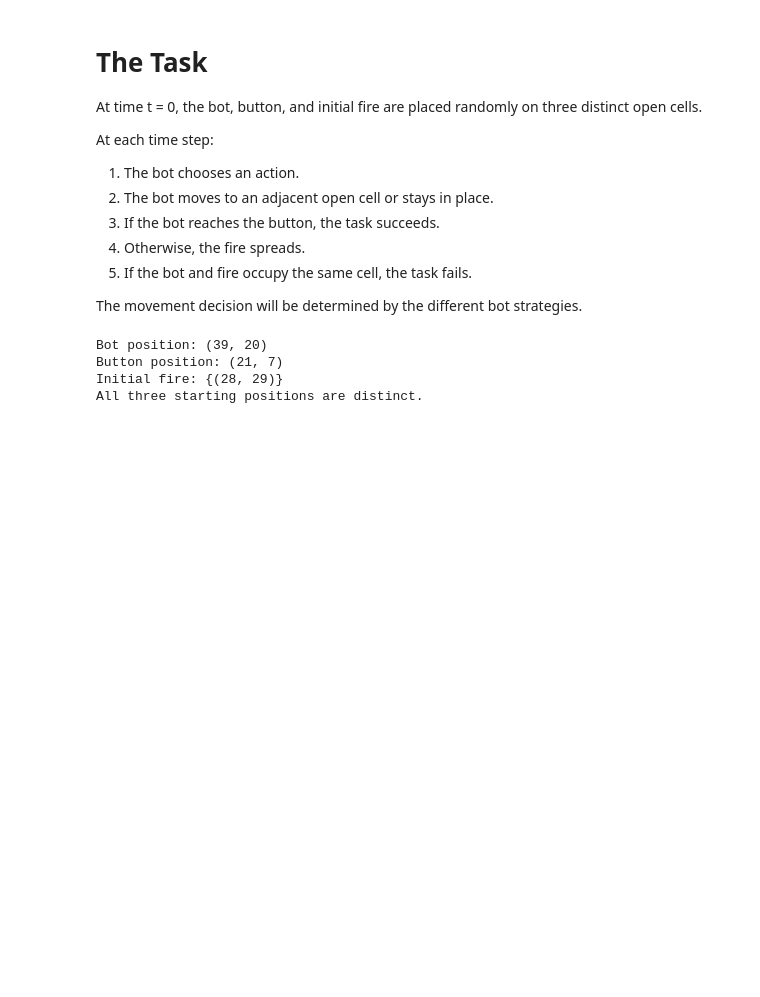
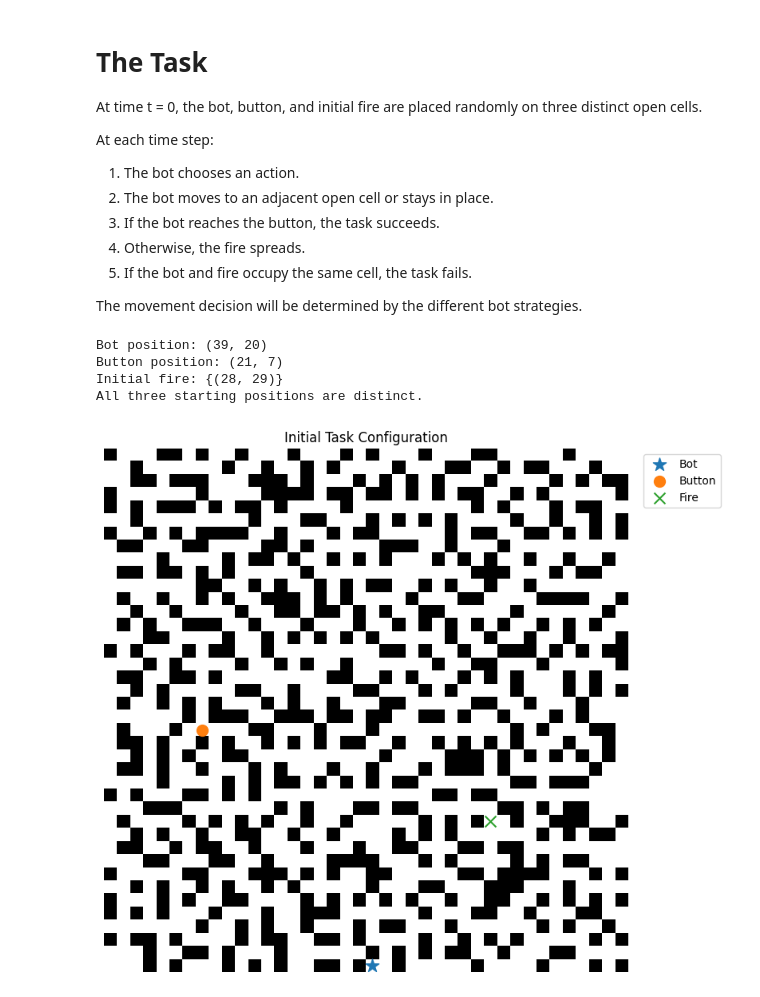
Before and after one commit to taotaokt/CS440, a Jupyter notebook: CS440-Project01/project1.ipynb, the cells around one changed output. Cells and saved outputs as stored; diff of their text form; code cells hidden in the pictures; blank space fills up the shorter version.

Commit message:
finish the visualization part for the task

```diff
--- a/CS440-Project01/project1.ipynb
+++ b/CS440-Project01/project1.ipynb
@@ -194,3 +194,52 @@ Bot position: (39, 20)
 Button position: (21, 7)
 Initial fire: {(28, 29)}
 All three starting positions are distinct.
+# %%
+#theTask visualization
+
+plt.figure(figsize=(8, 8))
+plt.imshow(ship, cmap="gray", interpolation="nearest")
+
+# Bot = *
+bot_row, bot_col = bot_position
+plt.scatter(
+    bot_col,
+    bot_row,
+    s=150,
+    marker="*",
+    label="Bot"
+)
+
+# Button = o
+button_row, button_col = button_position
+plt.scatter(
+    button_col,
+    button_row,
+    s=100,
+    marker="o",
+    label="Button"
+)
+
+# Fire = x
+fire_row, fire_col = fire_position
+plt.scatter(
+    fire_col,
+    fire_row,
+    s=100,
+    marker="x",
+    label="Fire"
+)
+
+plt.title("Initial Task Configuration")
+plt.axis("off")
+
+# put legend outside the ship
+plt.legend(
+    loc="upper left",
+    bbox_to_anchor=(1.02, 1)
+)
+
+plt.tight_layout()
+plt.show()
+# %% [output]
+[figure, added]
```
